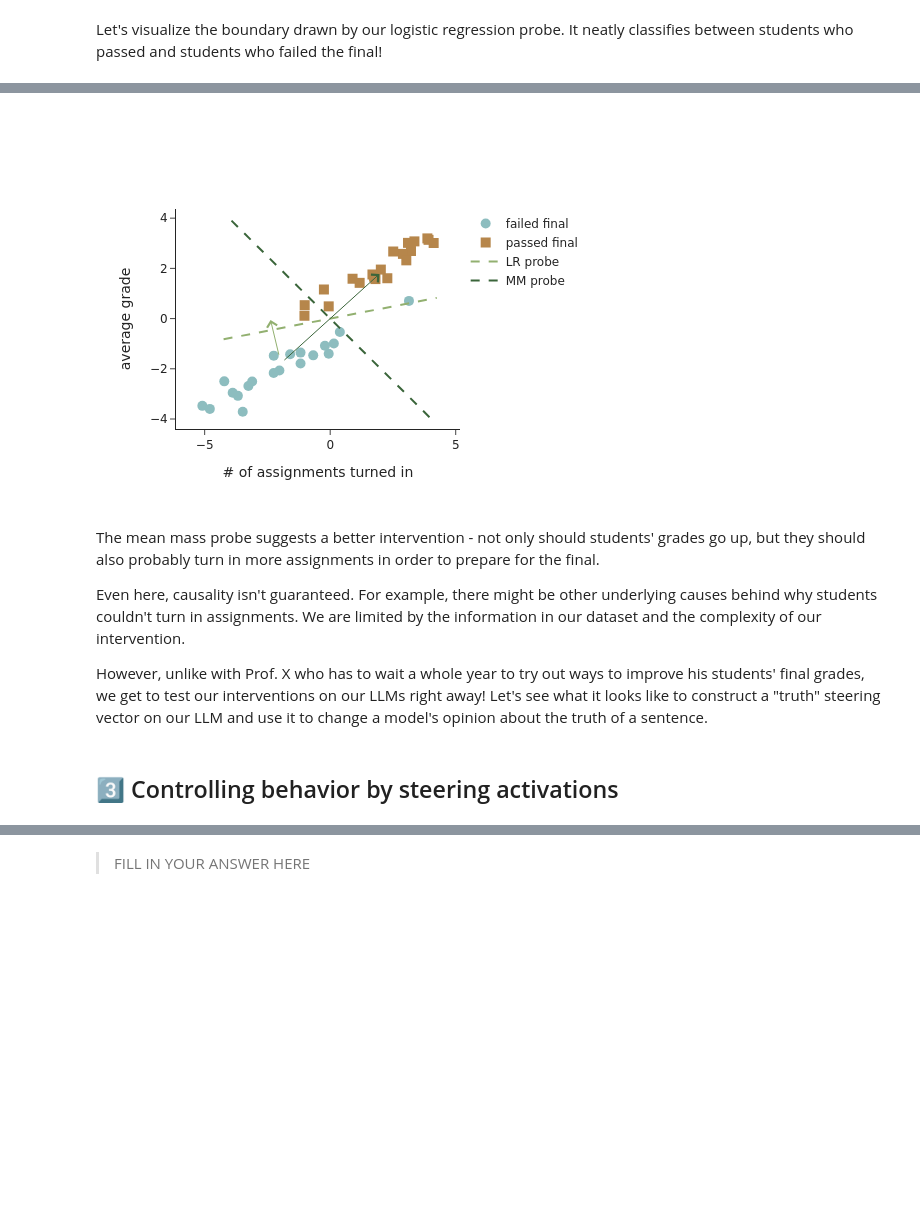
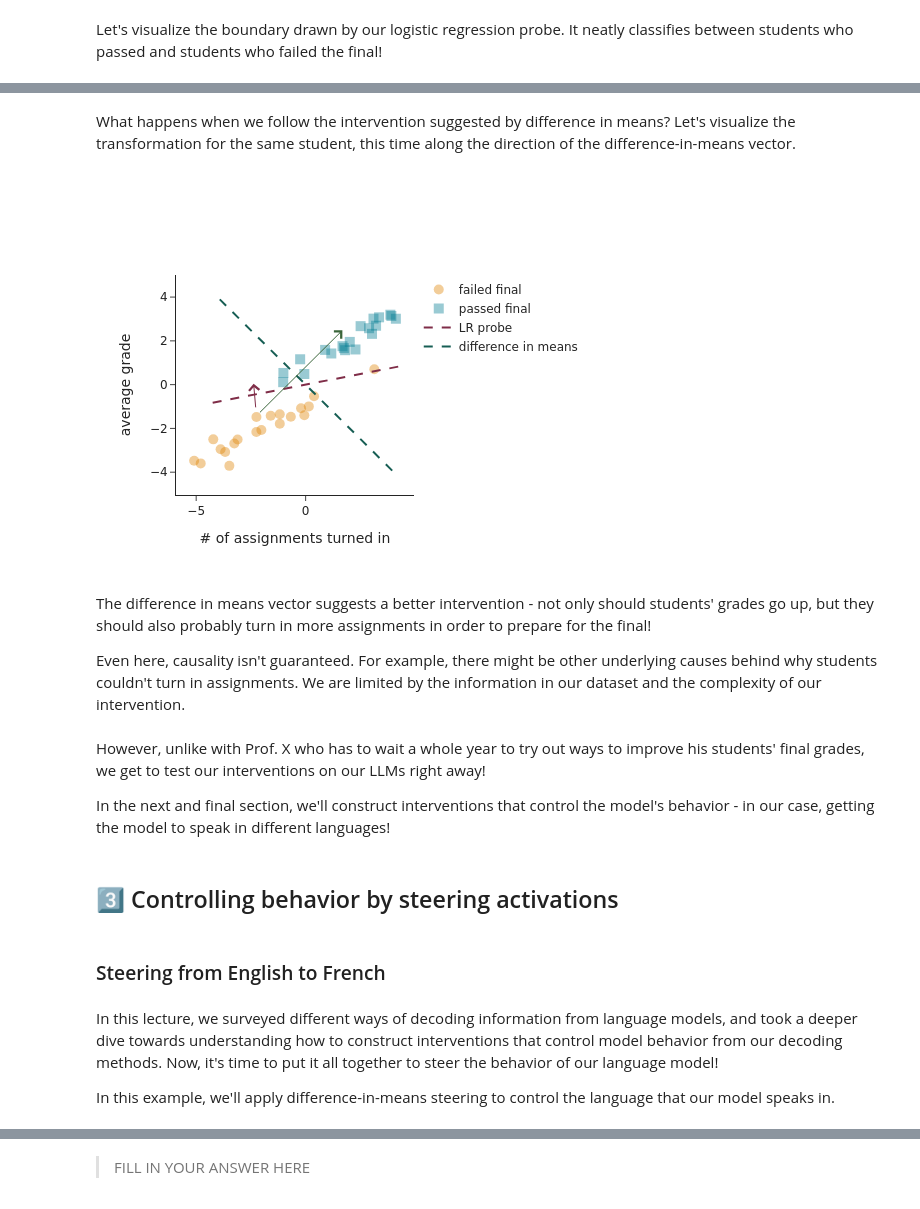
Before and after one commit to cs221m/cs221m-course, a Jupyter notebook: lecture_3_probes.ipynb, the cells around one changed output, grey strips where cells are left out. Saved outputs shown, nothing was run; the diff lists cells and outputs as text; code cells hidden in the pictures; blank space fills up the shorter version.

Commit message:
wrap up lecture 3

```diff
--- a/lecture_3_probes.ipynb
+++ b/lecture_3_probes.ipynb
@@ -393,26 +661,24 @@ X = X - X.mean(axis=0) # center
 
 y = ['low'] * N + ['high'] * N
 # %%
+# plot grade by # assignments turned in
 import plotly.graph_objects as go
 
 fig = go.Figure()
-
-mean_low = X[:N].mean(axis=0)
-mean_high = X[N:].mean(axis=0)
 
 fig.add_traces([
   go.Scatter(
     x=X[:N, 0],
     y=X[:N, 1],
     mode='markers',
-    marker=dict(symbol='circle', color="#8dbdbf", size=10),
+    marker=dict(symbol='circle', color="rgba(223, 131, 0, 0.4)", size=10),
     name='failed final',
   ),
   go.Scatter(
     x=X[N:, 0],
     y=X[N:, 1],
     mode='markers',
-    marker=dict(symbol='square', color="#b6864b", size=10),
+    marker=dict(symbol='square', color="rgba(0, 124, 146, 0.4)", size=10),
     name='passed final',
   )
 ])
@@ -469,7 +735,7 @@ fig.add_trace(
     x=probe_x,
     y=probe_y,
     mode='lines',
-    line=dict(color="#92b070", width=2, dash='dash'),
+    line=dict(color="#7F2D48", width=2, dash='dash'),
     name='LR probe'
   )
 )
@@ -508,22 +790,28 @@ A simple but effective alternative to LR probes is **difference in means** (also
 
 To classify between groups of students, we take the difference between the mean student who passed the final and the mean student who didn't pass. What we get is a direction vector that roughly tells the two classes apart, but more importantly tells us how to bridge between the two distribution.
 # %%
-mean_mass_probe = mean_high - mean_low
+# compute difference in means
 
-mean_mass_probe_orthogonal = np.array([-mean_mass_probe[1], mean_mass_probe[0]])
+# take the difference between the two means
+mean_low = X[:N].mean(axis=0)
+mean_high = X[N:].mean(axis=0)
+difference_in_means = mean_high - mean_low
+
+# plot the decision boundary for difference-in-means vector
+difference_in_means_boundary = np.array([-difference_in_means[1], difference_in_means[0]])
 
 # add trendline
 t = np.linspace(-1, 1, 100)
-probe_x = t * mean_mass_probe_orthogonal[0]
-probe_y = t * mean_mass_probe_orthogonal[1]
+probe_x = t * difference_in_means_boundary[0]
+probe_y = t * difference_in_means_boundary[1]
 
 fig.add_trace(
     go.Scatter(
         x=probe_x,
         y=probe_y,
         mode='lines',
-        line=dict(color="#3a653a", width=2, dash='dash'),
-        name='MM probe'
+        line=dict(color="#175E54", width=2, dash='dash'),
+        name='difference in means'
     )
 )
 
@@ -533,26 +821,39 @@ fig.show()
+# %% [markdown]
+What happens when we follow the intervention suggested by difference in means? Let's visualize the transformation for the same student, this time along the direction of the difference-in-means vector.
 # %%
+# apply intervention to the same exapmle student
+example_student_diff_in_means = example_student_stats + difference_in_means
+
 fig.add_annotation(
-    ax=mean_low[0],  # x-coordinate of the arrow's head
-    ay=mean_low[1] + 0.2,  # y-coordinate of the arrow's head
-    x=mean_high[0], # x-coordinate of the arrow's tail
-    y=mean_high[1] - 0.2, # y-coordinate of the arrow's tail
+    ax=example_student_stats[0],  # x-coordinate of the arrow's head
+    ay=example_student_stats[1] + 0.05,  # y-coordinate of the arrow's head
+    x=example_student_diff_in_means[0], # x-coordinate of the arrow's tail
+    y=example_student_diff_in_means[1], # y-coordinate of the arrow's tail
     xref='x', yref='y', # Reference coordinates to the plot's x and y axes
     axref='x', ayref='y',
     showarrow=True,
     arrowhead=4, # Style of the arrowhead (e.g., 1, 2, 3, 4, 5)
     arrowsize=2,
     arrowwidth=1,
     arrowcolor="#3a653a",
 )
 
 fig.show()
 # %% [output]
-[figure, old version]
+[figure, new version]
 # %% [markdown]
-The mean mass probe suggests a better intervention - not only should students' grades go up, but they should also probably turn in more assignments in order to prepare for the final.
+The difference in means vector suggests a better intervention - not only should students' grades go up, but they should also probably turn in more assignments in order to prepare for the final!
 
 Even here, causality isn't guaranteed. For example, there might be other underlying causes behind why students couldn't turn in assignments. We are limited by the information in our dataset and the complexity of our intervention.
-
-However, unlike with Prof. X who has to wait a whole year to try out ways to improve his students' final grades, we get to test our interventions on our LLMs right away! Let's see what it looks like to construct a "truth" steering vector on our LLM and use it to change a model's opinion about the truth of a sentence.
+# %% [markdown]
+However, unlike with Prof. X who has to wait a whole year to try out ways to improve his students' final grades, we get to test our interventions on our LLMs right away!
+
+In the next and final section, we'll construct interventions that control the model's behavior - in our case, getting the model to speak in different languages!
 # %% [markdown]
 ## 3️⃣ Controlling behavior by steering activations
+# %% [markdown]
+### Steering from English to French
+# %% [markdown]
+In this lecture, we surveyed different ways of decoding information from language models, and took a deeper dive towards understanding how to construct interventions that control model behavior from our decoding methods. Now, it's time to put it all together to steer the behavior of our language model!
+
+In this example, we'll apply difference-in-means steering to control the language that our model speaks in.
```
Also changed, not shown: parts of 102 cells of this notebook, 8 other files.
